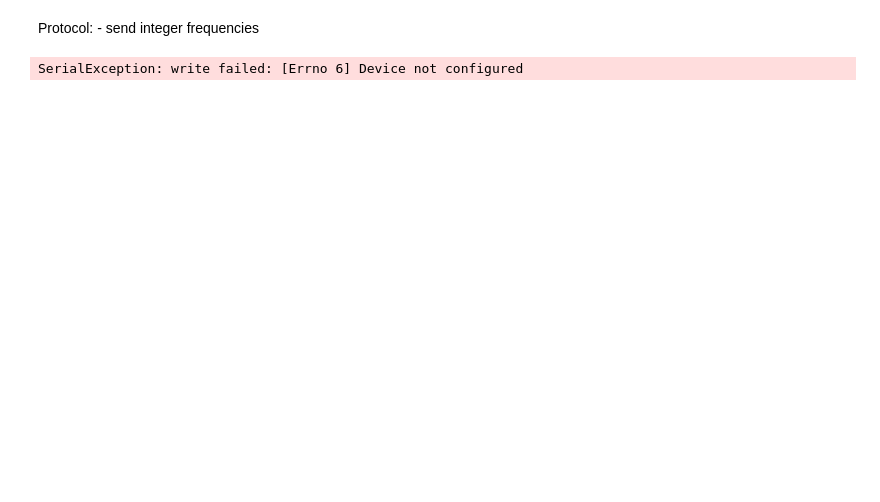
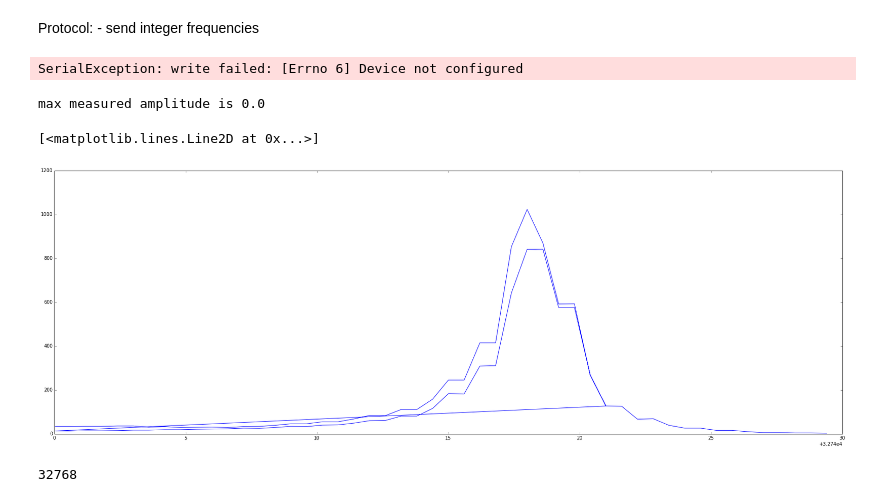
Before and after one commit to TomHodson/AFM-zero-phase-detector, a Jupyter notebook: Taking quick resonance curves with the arduino.ipynb, the cells around one changed output. Cells and saved outputs as stored; diff of their text form; code cells hidden in the pictures; blank space fills up the shorter version.

```diff
--- a/Taking quick resonance curves with the arduino.ipynb
+++ b/Taking quick resonance curves with the arduino.ipynb
@@ -24,3 +21,16 @@ def sweep(low, high, f, sweep_time):
 sweep(low = 31000, high = 35000, f = 0.1, sweep_time = 5)
 # %% [output]
 SerialException: write failed: [Errno 6] Device not configured
+# %%
+import numpy
+F, A, P = numpy.loadtxt("./sweep.csv", delimiter = ",").T
+print("max measured amplitude is {}".format(max(A)))
+plt.plot(F,P)
+# %% [output]
+max measured amplitude is 0.0
+[<matplotlib.lines.Line2D at 0x...>]
+[figure, added]
+# %%
+2**15
+# %% [output]
+32768
```
Also changed, not shown: parts of 1 cell of this notebook.
